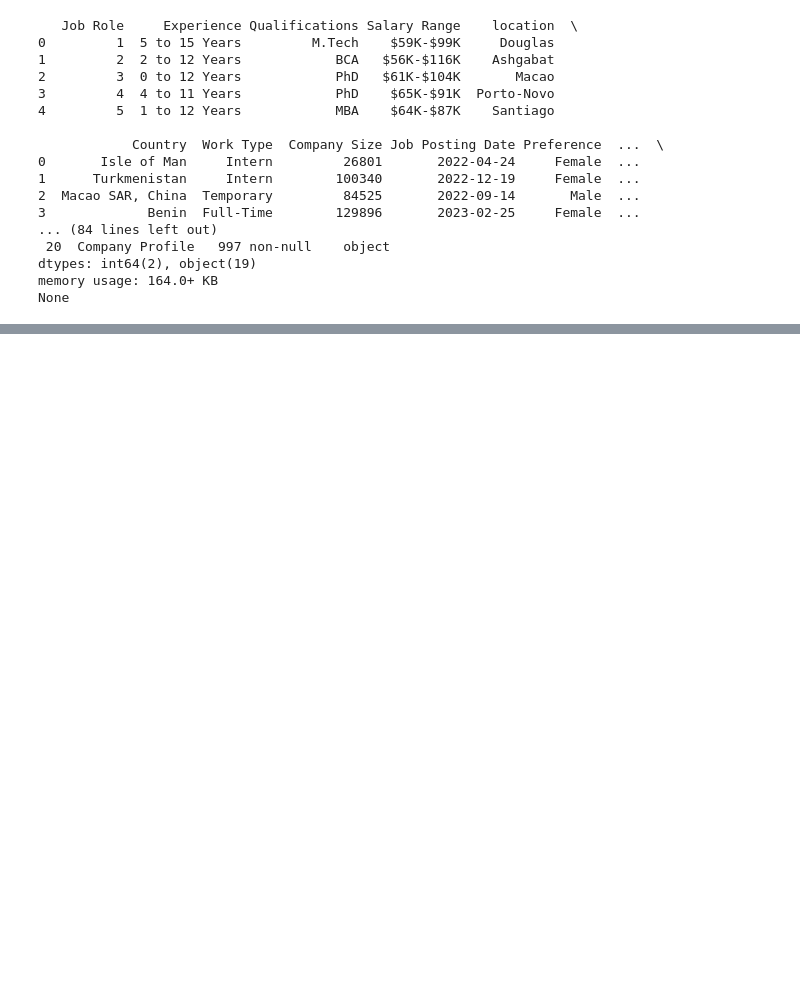
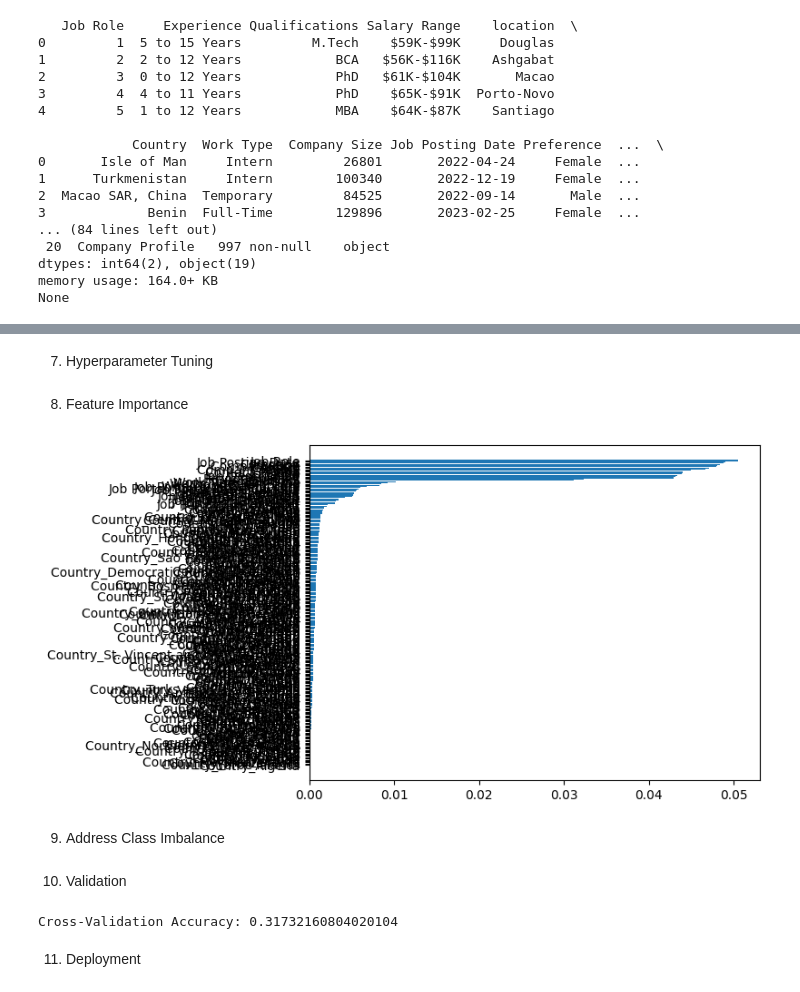
Before and after one commit to Chetana10r/SmartCareer_Project, a Jupyter notebook: ML_model.ipynb, the cells around one changed output, grey strips where cells are left out. Cells and saved outputs as stored; diff of their text form; code cells hidden in the pictures; blank space fills up the shorter version.

```diff
--- a/ML_model.ipynb
+++ b/ML_model.ipynb
@@ -67,0 +50,11 @@ y = label_encoder_role.fit_transform(data['Role'])
+# %%
+import pandas as pd
+
+# Check for missing values
+print(data.isnull().sum())
+
+# Fill missing values or drop rows/columns (based on context)
+data.fillna(method='ffill', inplace=True)  # Example: Forward fill
+
+# Replace with the mode (most frequent value)
+data['Company Profile'].fillna(data['Company Profile'].mode()[0], inplace=True)
@@ -67,0 +154,16 @@ y = label_encoder_role.fit_transform(data['Role'])
+# %%
+# Remove 'K' and '$' symbols
+data['Salary Range'] = data['Salary Range'].str.replace('K', '').str.replace('$', '', regex=False)
+
+# Split into Min_Salary and Max_Salary
+data[['Min_Salary', 'Max_Salary']] = (
+    data['Salary Range']
+    .str.split('-', expand=True)
+    .apply(pd.to_numeric, errors='coerce')
+)
+
+# Calculate the average salary
+data['Salary'] = (data['Min_Salary'] + data['Max_Salary']) / 2
+
+# Drop unnecessary columns
+data.drop(['Salary Range', 'Min_Salary', 'Max_Salary'], axis=1, inplace=True)
@@ -67,0 +172,4 @@ y = label_encoder_role.fit_transform(data['Role'])
+# %%
+# Assume "Preference" is the target variable
+X = data.drop(['Preference'], axis=1)  # Features
+y = data['Preference']  # Target
@@ -112,0 +229,2 @@ pickle.dump(tfidf, open('tfidf_vectorizer.pkl', 'wb'))
+# %% [markdown]
+7. Hyperparameter Tuning
@@ -112,0 +242,16 @@ pickle.dump(tfidf, open('tfidf_vectorizer.pkl', 'wb'))
+# %% [markdown]
+8. Feature Importance
+# %%
+importances = model.feature_importances_
+features = X.columns
+sorted_indices = importances.argsort()
+
+# Plot feature importance
+import matplotlib.pyplot as plt
+
+plt.barh(features[sorted_indices], importances[sorted_indices])
+plt.show()
+# %% [output]
+[figure, added]
+# %% [markdown]
+9. Address Class Imbalance
@@ -112,0 +263,11 @@ pickle.dump(tfidf, open('tfidf_vectorizer.pkl', 'wb'))
+# %% [markdown]
+10. Validation
+# %%
+from sklearn.model_selection import cross_val_score
+
+scores = cross_val_score(model, X, y, cv=5)
+print(f"Cross-Validation Accuracy: {scores.mean()}")
+# %% [output]
+Cross-Validation Accuracy: 0.31732160804020104
+# %% [markdown]
+11.  Deployment
```
Also changed, not shown: parts of 27 cells of this notebook, 2 other files.
